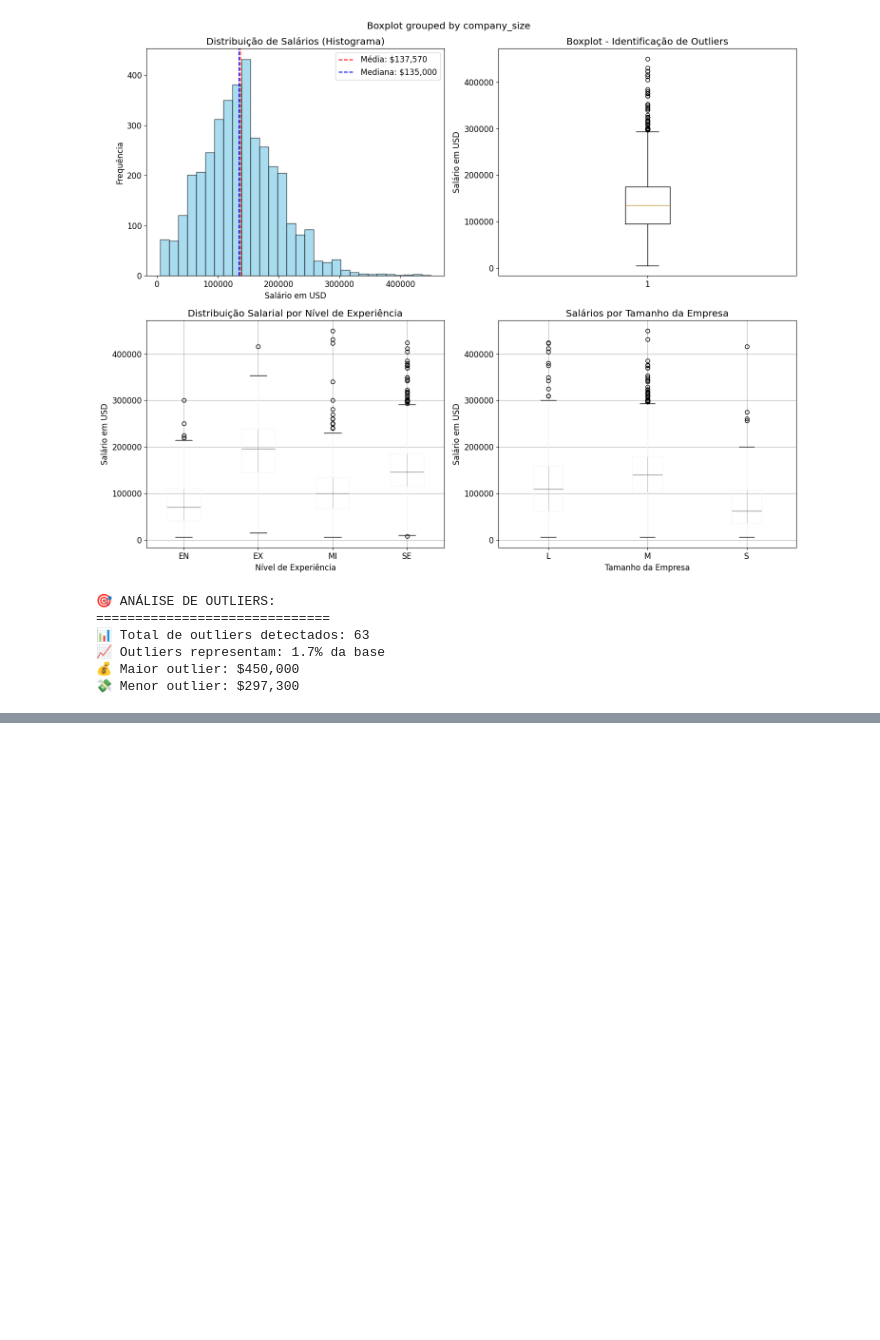
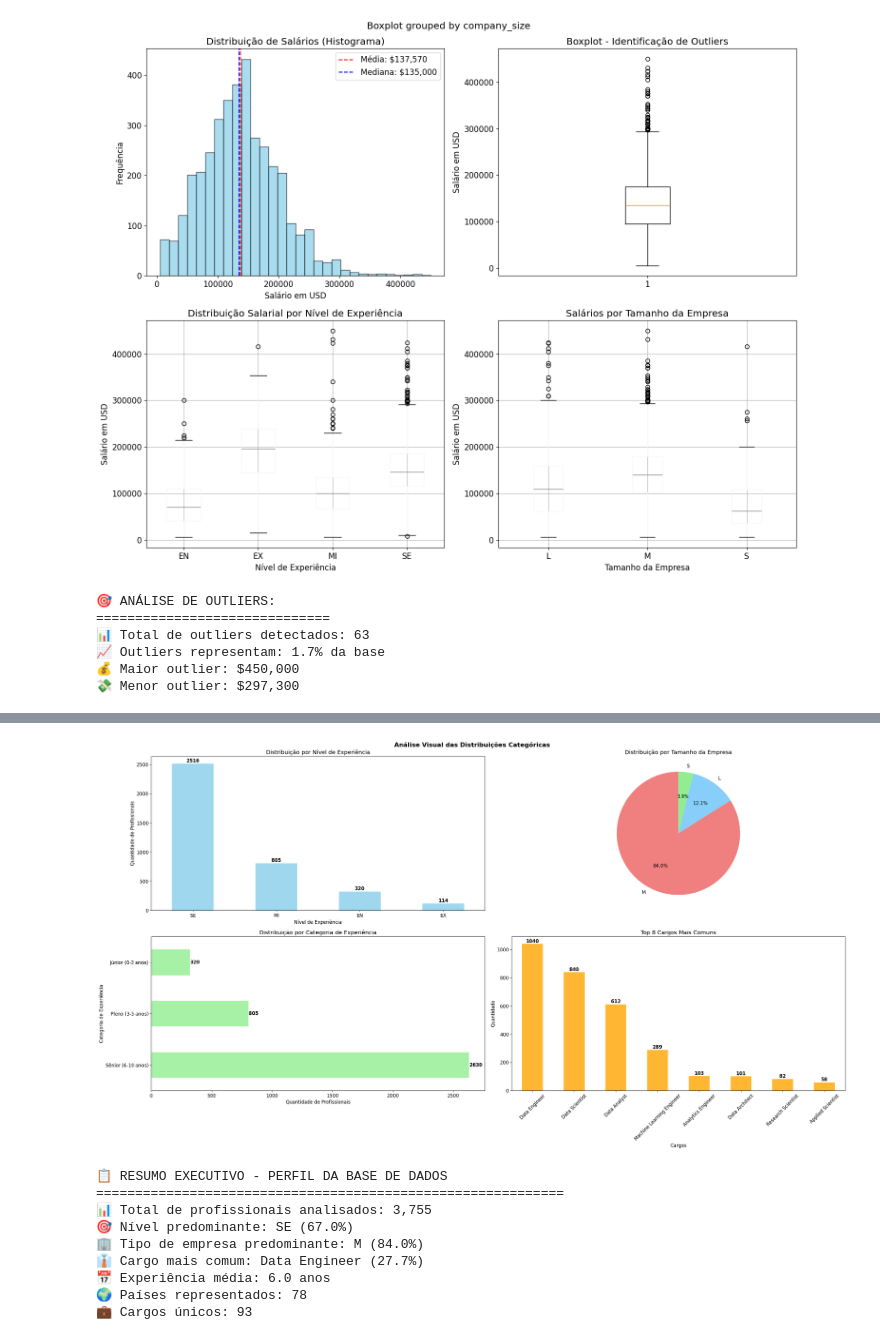
Before and after one commit to Laurentius96/Statistical_Analysis_of_Salaries_in_Data, a Jupyter notebook: main.ipynb, the cells around one changed output, grey strips where cells are left out. Drawn from its saved outputs; the diff is of its cells as text; code cells hidden in the pictures; blank space fills up the shorter version.

```diff
--- a/main.ipynb
+++ b/main.ipynb
@@ -286,0 +359,11 @@ if len(outliers) > 0:
+# %%
+print(f"\n🏢 ANÁLISE DE TAMANHO DAS EMPRESAS")
+print("=" * 50)
+
+empresa_counts = df["company_size"].value_counts()
+empresa_percentual = (df["company_size"].value_counts(normalize=True) * 100).round(1)
+
+print("📊 Distribuição por tamanho da empresa:")
+for tamanho, count in empresa_counts.items():
+    percentual = empresa_percentual[tamanho]
+    print(f"• {tamanho}: {count} empresas ({percentual}%)")
@@ -286,0 +455,66 @@ if len(outliers) > 0:
+# %%
+fig, axes = plt.subplots(2, 2, figsize=(27, 15))
+fig.suptitle("Análise Visual das Distribuições Categóricas", fontsize=16, fontweight='bold')
+
+# 1. Distribuição de níveis de experiência (gráfico de barras)
+experiencia_counts.plot(kind="bar", ax=axes[0, 0], color='skyblue', alpha=0.8)
+axes[0, 0].set_title("Distribuição por Nível de Experiência")
+axes[0, 0].set_xlabel("Nível de Experiência")
+axes[0, 0].set_ylabel("Quantidade de Profissionais")
+axes[0, 0].tick_params(axis='x', rotation=360)
+
+# Adicionando valores nas barras
+for i, v in enumerate(experiencia_counts.values):
+    axes[0, 0].text(i, v + 5, str(v), ha="center", va="bottom", fontweight="bold")
+
+# 2. Distribuição de tamanho das empresas (gráfico de pizza)
+axes[0, 1].pie(empresa_counts.values, labels=empresa_counts.index, autopct='%1.1f%%',
+               startangle=90, colors=["lightcoral", "lightskyblue", "lightgreen"])
+axes[0, 1].set_title("Distribuição por Tamanho da Empresa")
+
+# 3. Distribuição de categoria de experiência (gráfico de barras horizontal)
+categoria_counts.plot(kind="barh", ax=axes[1, 0], color="lightgreen", alpha=0.8)
+axes[1, 0].set_title("Distribuição por Categoria de Experiência")
+axes[1, 0].set_xlabel("Quantidade de Profissionais")
+axes[1, 0].set_ylabel("Categoria de Experiência")
+
+# Adicionando valores nas barras horizontais
+for i, v in enumerate(categoria_counts.values):
+    axes[1, 0].text(v + 2, i, str(v), ha='left', va='center', fontweight='bold')
+
+# 4. Top 8 cargos mais comuns (gráfico de barras)
+top_cargos = df['job_title'].value_counts().head(8)
+top_cargos.plot(kind='bar', ax=axes[1, 1], color='orange', alpha=0.8)
+axes[1, 1].set_title('Top 8 Cargos Mais Comuns')
+axes[1, 1].set_xlabel('Cargos')
+axes[1, 1].set_ylabel('Quantidade')
+axes[1, 1].tick_params(axis='x', rotation=45)
+
+# Adicionando valores nas barras
+for i, v in enumerate(top_cargos.values):
+    axes[1, 1].text(i, v + 1, str(v), ha='center', va='bottom', fontweight='bold')
+
+plt.tight_layout()
+plt.show()
+
+# Tabela resumo executivo
+print("\n📋 RESUMO EXECUTIVO - PERFIL DA BASE DE DADOS")
+print("=" * 60)
+print(f"📊 Total de profissionais analisados: {len(df):,}")
+print(f"🎯 Nível predominante: {experiencia_counts.index[0]} ({experiencia_percentual.iloc[0]}%)")
+print(f"🏢 Tipo de empresa predominante: {empresa_counts.index[0]} ({empresa_percentual.iloc[0]}%)")
+print(f"👔 Cargo mais comum: {df['job_title'].value_counts().index[0]} ({(df['job_title'].value_counts(normalize=True).iloc[0]*100):.1f}%)")
+print(f"📅 Experiência média: {df['years_of_experience'].mean():.1f} anos")
+print(f"🌍 Países representados: {df['country'].nunique()}")
+print(f"💼 Cargos únicos: {df['job_title'].nunique()}")
+# %% [output]
+[figure, added]
+📋 RESUMO EXECUTIVO - PERFIL DA BASE DE DADOS
+============================================================
+📊 Total de profissionais analisados: 3,755
+🎯 Nível predominante: SE (67.0%)
+🏢 Tipo de empresa predominante: M (84.0%)
+👔 Cargo mais comum: Data Engineer (27.7%)
+📅 Experiência média: 6.0 anos
+🌍 Países representados: 78
+💼 Cargos únicos: 93
```
Also changed, not shown: parts of 15 cells of this notebook.
